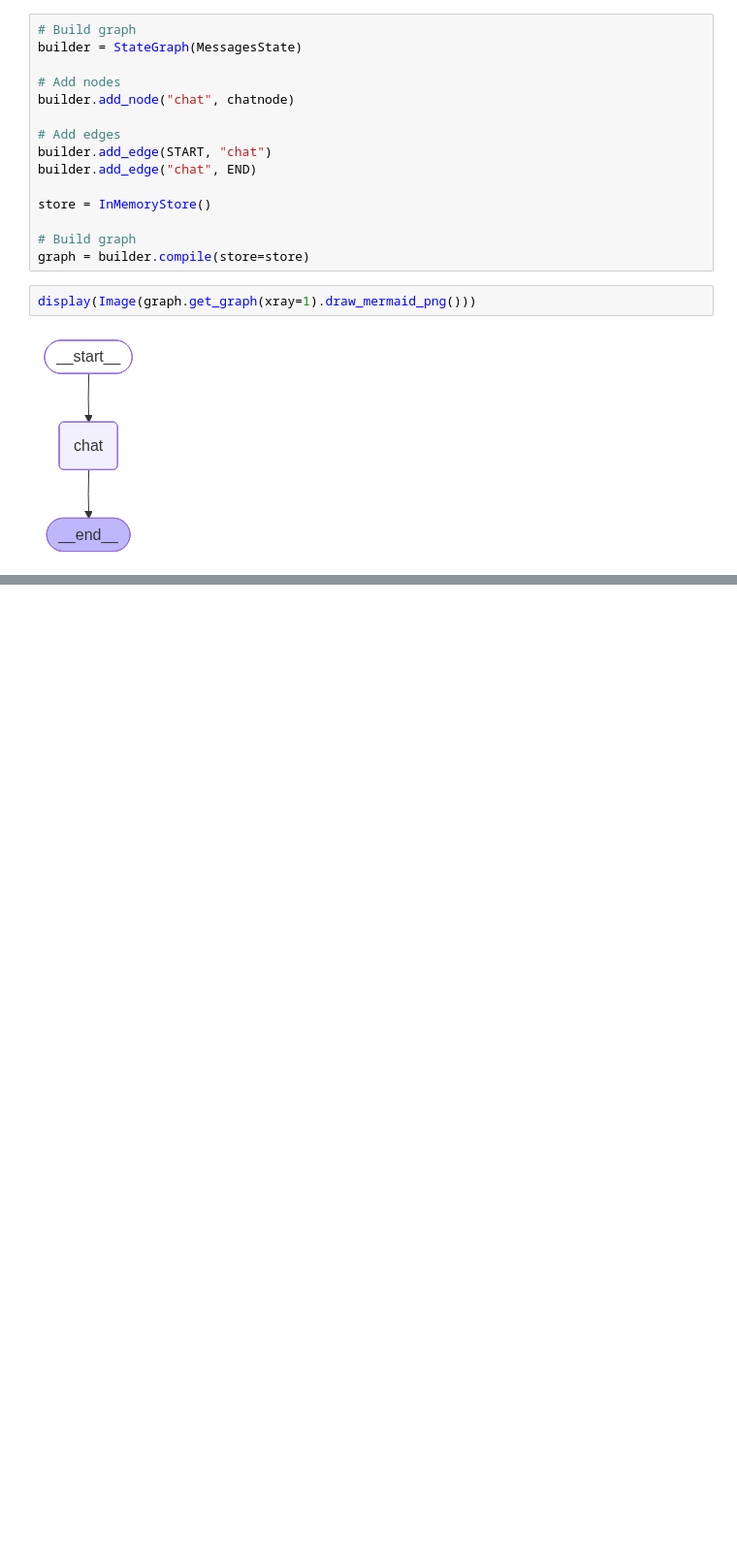
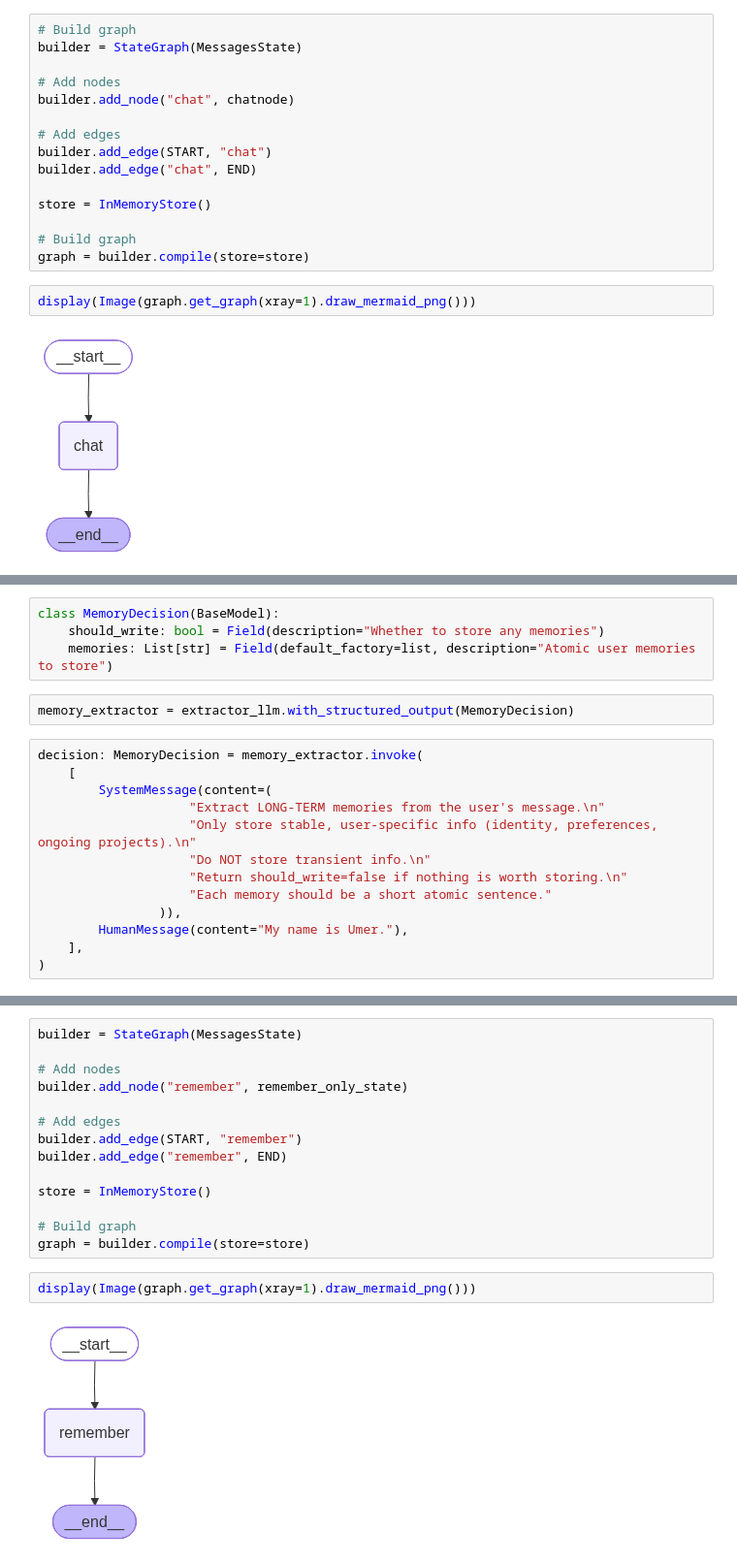
Before and after one commit to MuhammadUmerKhan/GenAI-AgenticAI-MCP-Tutorials, a Jupyter notebook: AgenticAI-Using_LangGraph/14_long_term_memory/02_ltm_implementation.ipynb, the cells around one changed output, grey strips where cells are left out. Shown at 97% size. Saved outputs shown, nothing was run; the diff lists cells and outputs as text; blank space fills up the shorter version.

```diff
--- a/AgenticAI-Using_LangGraph/14_long_term_memory/02_ltm_implementation.ipynb
+++ b/AgenticAI-Using_LangGraph/14_long_term_memory/02_ltm_implementation.ipynb
@@ -145,0 +157,19 @@ Here are a few questions you might consider:
+# %%
+class MemoryDecision(BaseModel):
+    should_write: bool = Field(description="Whether to store any memories")
+    memories: List[str] = Field(default_factory=list, description="Atomic user memories to store")
+# %%
+memory_extractor = extractor_llm.with_structured_output(MemoryDecision)
+# %%
+decision: MemoryDecision = memory_extractor.invoke(
+    [
+        SystemMessage(content=(
+                    "Extract LONG-TERM memories from the user's message.\n"
+                    "Only store stable, user-specific info (identity, preferences, ongoing projects).\n"
+                    "Do NOT store transient info.\n"
+                    "Return should_write=false if nothing is worth storing.\n"
+                    "Each memory should be a short atomic sentence."
+                )),
+        HumanMessage(content="My name is Umer."),
+    ],
+)
@@ -145,0 +218,18 @@ Here are a few questions you might consider:
+# %%
+builder = StateGraph(MessagesState)
+
+# Add nodes
+builder.add_node("remember", remember_only_state)
+
+# Add edges
+builder.add_edge(START, "remember")
+builder.add_edge("remember", END)
+
+store = InMemoryStore()
+
+# Build graph
+graph = builder.compile(store=store)
+# %%
+display(Image(graph.get_graph(xray=1).draw_mermaid_png()))
+# %% [output]
+[figure, added]
```
Also changed, not shown: parts of 44 cells of this notebook.
